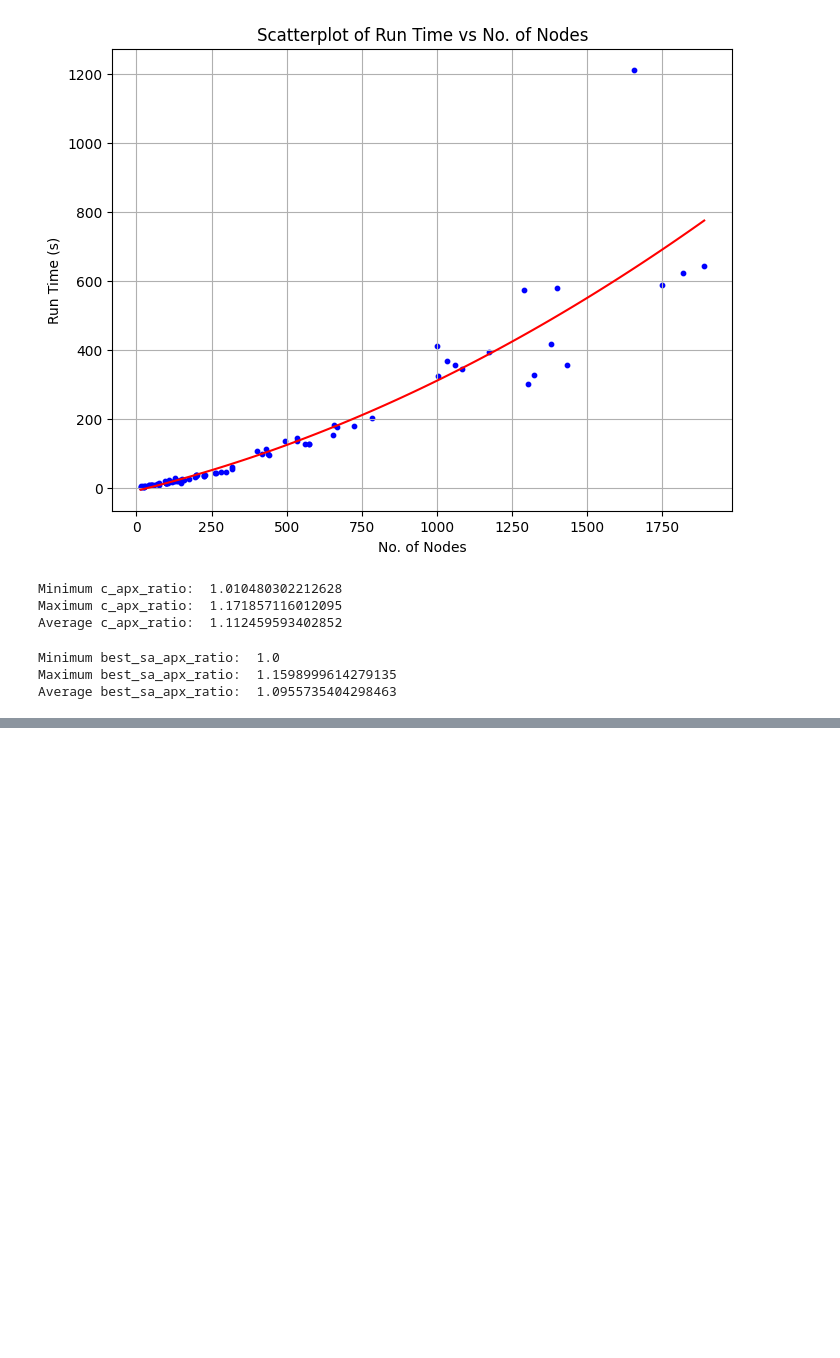
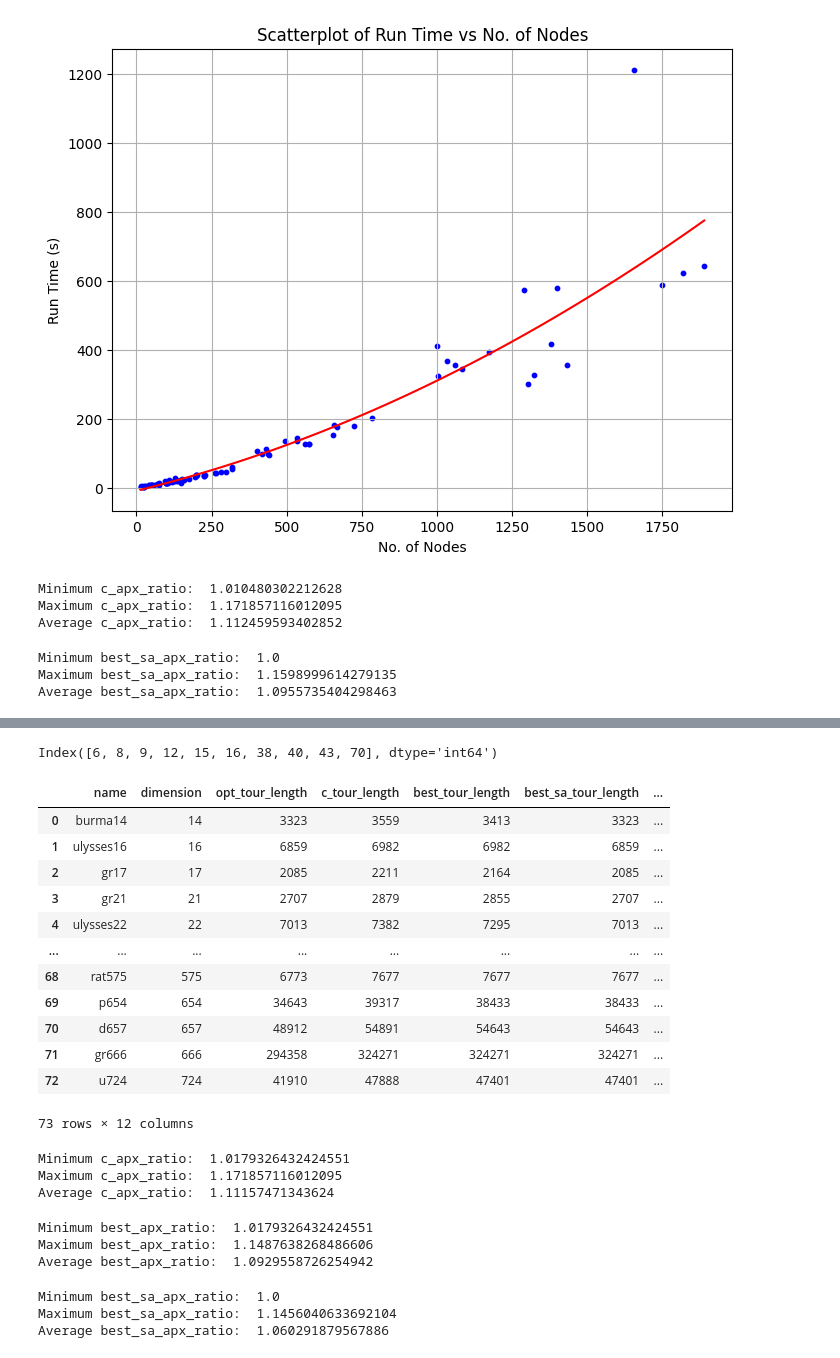
Before and after one commit to SumontaNandy/TSP, a Jupyter notebook: results.ipynb, the cells around one changed output, grey strips where cells are left out. Drawn from its saved outputs; the diff is of its cells as text; code cells hidden in the pictures; blank space fills up the shorter version.

```diff
--- a/results.ipynb
+++ b/results.ipynb
@@ -81,3 +181,67 @@ sample_df = sample_df.sort_values(by="dimension")
 # %%
 # save to csv
 sample_df.to_csv("sa_samples.csv", index=False)
+# %%
+# get index of sample_df
+sample_index = sample_df.index
+print(sample_index)
+# %% [output]
+Index([6, 8, 9, 12, 15, 16, 38, 40, 43, 70], dtype='int64')
+# %%
+# read sa_results.csv
+df = pd.read_csv("sa_results.csv")
+# %%
+df
+# %% [output]
+|  | name | dimension | opt_tour_length | c_tour_length | best_tour_length | best_sa_tour_length | ... |
+| 0 | burma14 | 14 | 3323 | 3559 | 3413 | 3323 | ... |
+| 1 | ulysses16 | 16 | 6859 | 6982 | 6982 | 6859 | ... |
+| 2 | gr17 | 17 | 2085 | 2211 | 2164 | 2085 | ... |
+| 3 | gr21 | 21 | 2707 | 2879 | 2855 | 2707 | ... |
+| 4 | ulysses22 | 22 | 7013 | 7382 | 7295 | 7013 | ... |
+| ... | ... | ... | ... | ... | ... | ... | ... |
+| 68 | rat575 | 575 | 6773 | 7677 | 7677 | 7677 | ... |
+| 69 | p654 | 654 | 34643 | 39317 | 38433 | 38433 | ... |
+| 70 | d657 | 657 | 48912 | 54891 | 54643 | 54643 | ... |
+| 71 | gr666 | 666 | 294358 | 324271 | 324271 | 324271 | ... |
+| 72 | u724 | 724 | 41910 | 47888 | 47401 | 47401 | ... |
+73 rows × 12 columns
+# %%
+# min, max, avg of c_apx_ratio
+min_c_apx_ratio = df["c_apx_ratio"].min()
+max_c_apx_ratio = df["c_apx_ratio"].max()
+avg_c_apx_ratio = df["c_apx_ratio"].mean()
+# print the results
+print("Minimum c_apx_ratio: ", min_c_apx_ratio)
+print("Maximum c_apx_ratio: ", max_c_apx_ratio)
+print("Average c_apx_ratio: ", avg_c_apx_ratio)
+# %% [output]
+Minimum c_apx_ratio:  1.0179326432424551
+Maximum c_apx_ratio:  1.171857116012095
+Average c_apx_ratio:  1.11157471343624
+# %%
+# min, max, avg of c_apx_ratio
+min_c_apx_ratio = df["best_apx_ratio"].min()
+max_c_apx_ratio = df["best_apx_ratio"].max()
+avg_c_apx_ratio = df["best_apx_ratio"].mean()
+# print the results
+print("Minimum best_apx_ratio: ", min_c_apx_ratio)
+print("Maximum best_apx_ratio: ", max_c_apx_ratio)
+print("Average best_apx_ratio: ", avg_c_apx_ratio)
+# %% [output]
+Minimum best_apx_ratio:  1.0179326432424551
+Maximum best_apx_ratio:  1.1487638268486606
+Average best_apx_ratio:  1.0929558726254942
+# %%
+# min, max, avg of c_apx_ratio
+min_c_apx_ratio = df["best_sa_apx_ratio"].min()
+max_c_apx_ratio = df["best_sa_apx_ratio"].max()
+avg_c_apx_ratio = df["best_sa_apx_ratio"].mean()
+# print the results
+print("Minimum best_sa_apx_ratio: ", min_c_apx_ratio)
+print("Maximum best_sa_apx_ratio: ", max_c_apx_ratio)
+print("Average best_sa_apx_ratio: ", avg_c_apx_ratio)
+# %% [output]
+Minimum best_sa_apx_ratio:  1.0
+Maximum best_sa_apx_ratio:  1.1456040633692104
+Average best_sa_apx_ratio:  1.060291879567886
```
Also changed, not shown: parts of 28 cells of this notebook, 5 other files.
